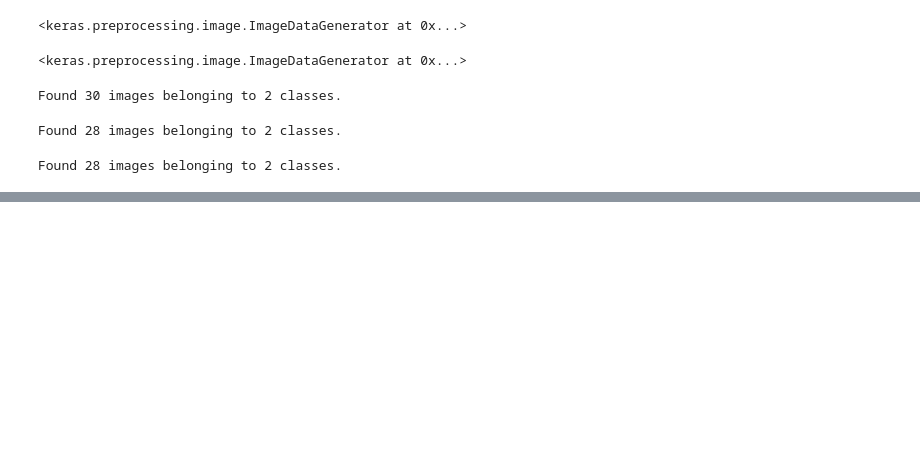
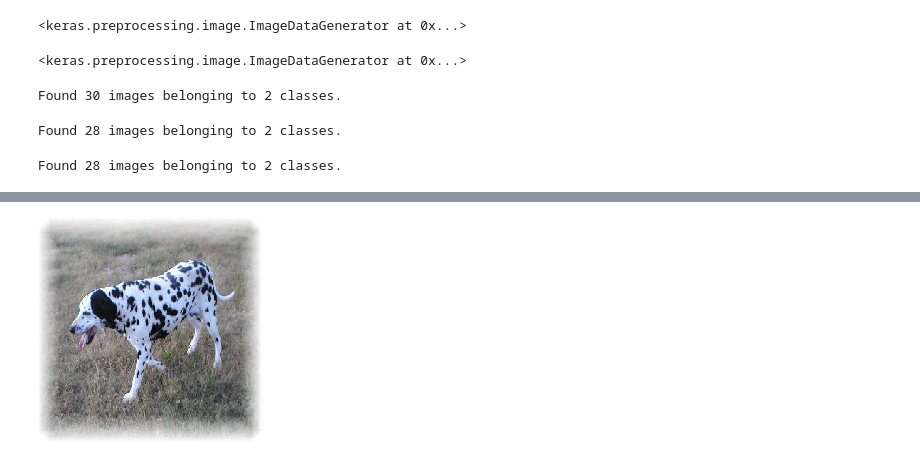
Before and after one commit to Madhu-712/Transfer-Learning, a Jupyter notebook: Transferlearning.ipynb, the cells around one changed output, grey strips where cells are left out. Drawn from its saved outputs; the diff is of its cells as text; code cells hidden in the pictures; blank space fills up the shorter version.

```diff
--- a/Transferlearning.ipynb
+++ b/Transferlearning.ipynb
@@ -185,0 +192,8 @@ model.save('transferlearning_model.h5')
+# %%
+test_image=image.load_img('/content/drive/MyDrive/Colab Notebooks/cat.9029.jpg',target_size=(224,224,3))
+# %%
+test_image=image.load_img('/content/drive/MyDrive/Colab Notebooks/dog.9056.jpg',target_size=(224,224))
+# %%
+test_image
+# %% [output]
+[figure, added]
```
Also changed, not shown: parts of 20 cells of this notebook.
